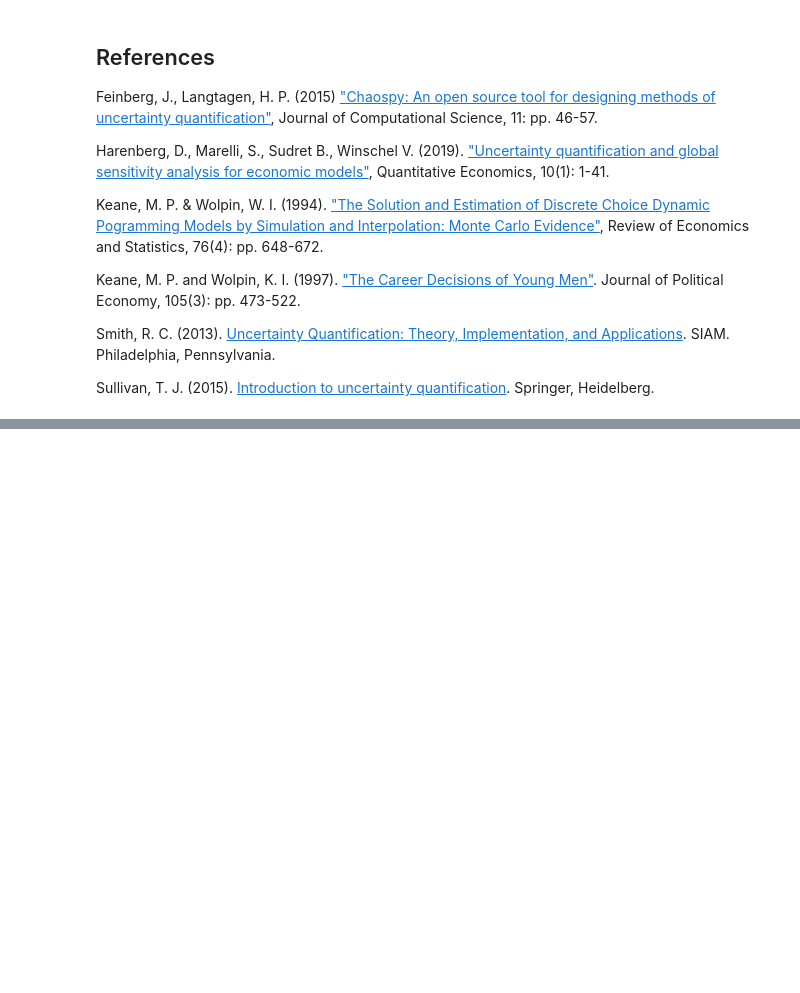
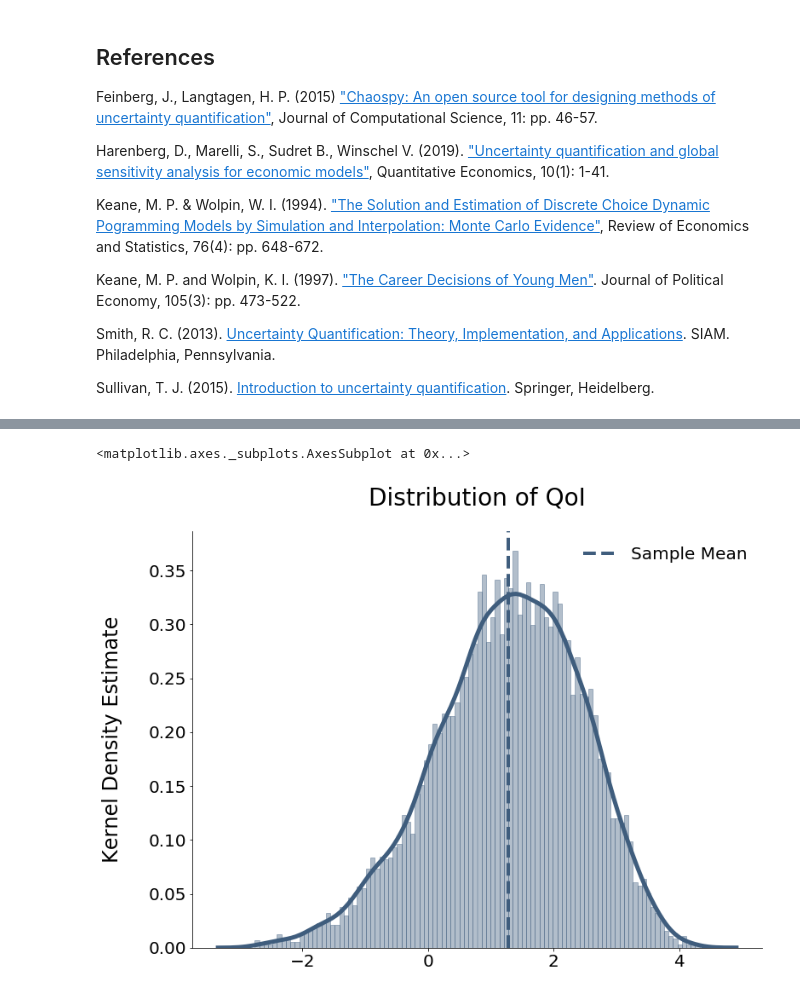
Before and after one commit to fagan2888/numerical-toolbox-uncertainty-quantification, a Jupyter notebook: uncertainty-quantification/uq-exploration.ipynb, the cells around one changed output, grey strips where cells are left out. Drawn from its saved outputs; the diff is of its cells as text; code cells hidden in the pictures; blank space fills up the shorter version.

```diff
--- a/uncertainty-quantification/uq-exploration.ipynb
+++ b/uncertainty-quantification/uq-exploration.ipynb
@@ -90,0 +96,5 @@ Sullivan, T. J. (2015). [Introduction to uncertainty quantification](https://www
+# %%
+distplot(qoi_json, 'QoI')
+# %% [output]
+<matplotlib.axes._subplots.AxesSubplot at 0x...>
+[figure, added]
```
Also changed, not shown: parts of 1 cell of this notebook, 4 other files.
